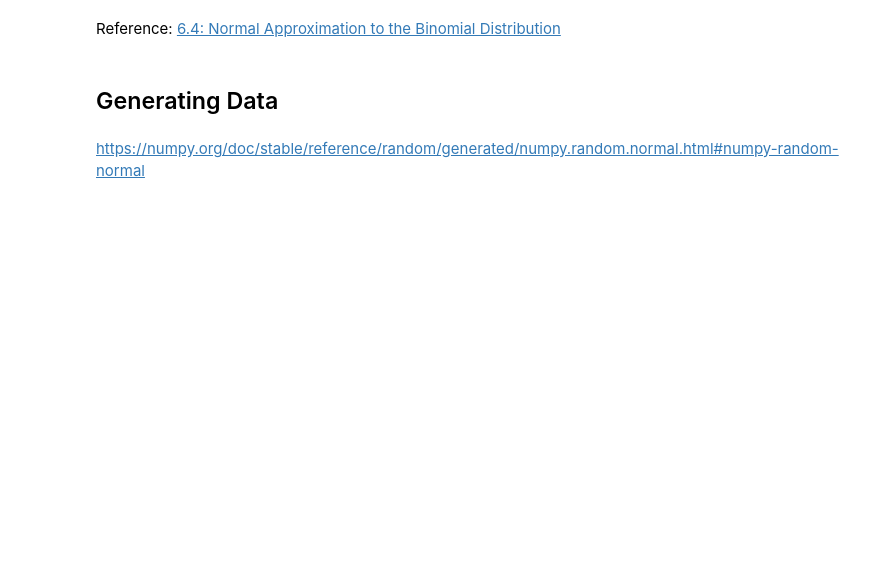
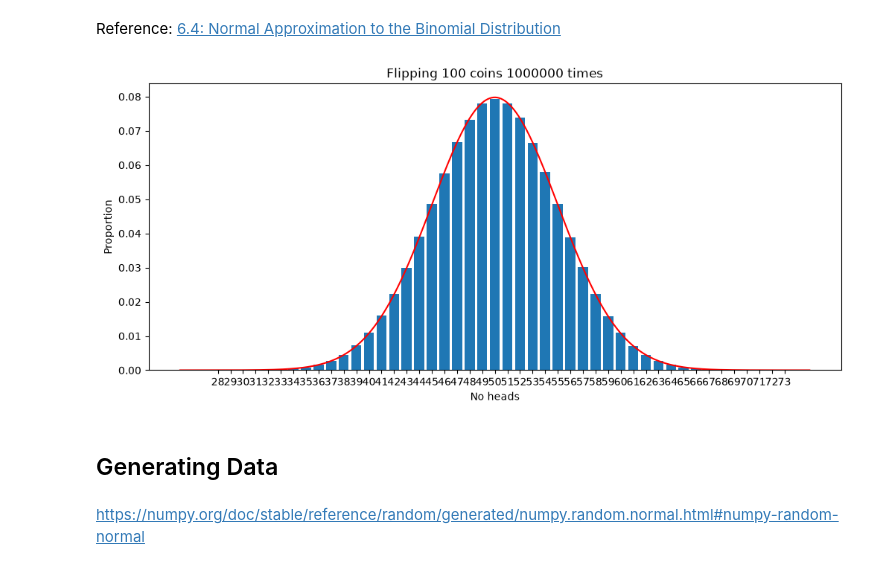
Before and after one commit to ianmcloughlin/applied-statistics, a Jupyter notebook: notes/normal-distribution.ipynb, the cells around one changed output. Saved outputs shown, nothing was run; the diff lists cells and outputs as text; code cells hidden in the pictures; blank space fills up the shorter version.

```diff
--- a/notes/normal-distribution.ipynb
+++ b/notes/normal-distribution.ipynb
@@ -233,7 +274,7 @@ Reference: [6.4: Normal Approximation to the Binomial Distribution](https://stat
 n = 100
 
 # Number of times to do it.
-k = 10000 * n
+k = 1000000
 
 # Probability of heads.
 p = 0.5
@@ -241,33 +282,35 @@ p = 0.5
 # Flip two coins several times.
 nflips = np.random.binomial(n, p, k)
 
 # Count the number of times each value occurs.
 uniques, counts = np.unique(nflips, return_counts=True)
 
 # Create a blank plot.
 fig, ax = plt.subplots(figsize=(12, 5))
 
 # Create a bar chart.
 ax.bar(uniques, counts / k)
 
 # Create an x range.
 x = np.linspace(25.0, 75.0, 1001)
 
 # Get y values.
 y = f(x, mu=n*p, sigma=np.sqrt(n * p * (1 - p)))
 
 # Plot the function.
 ax.plot(x, y, 'r-')
 
 # Set x ticks.
 ax.set_xticks(uniques)
 
 # Add title.
 ax.set_title(f'Flipping {n} coins {k} times')
 
 # Add axis label.
 ax.set_xlabel('No heads')
 ax.set_ylabel('Proportion');
+# %% [output]
+[figure, added]
 # %% [markdown]
 ## Generating Data
 # %% [markdown]
```
Also changed, not shown: parts of 28 cells of this notebook.
